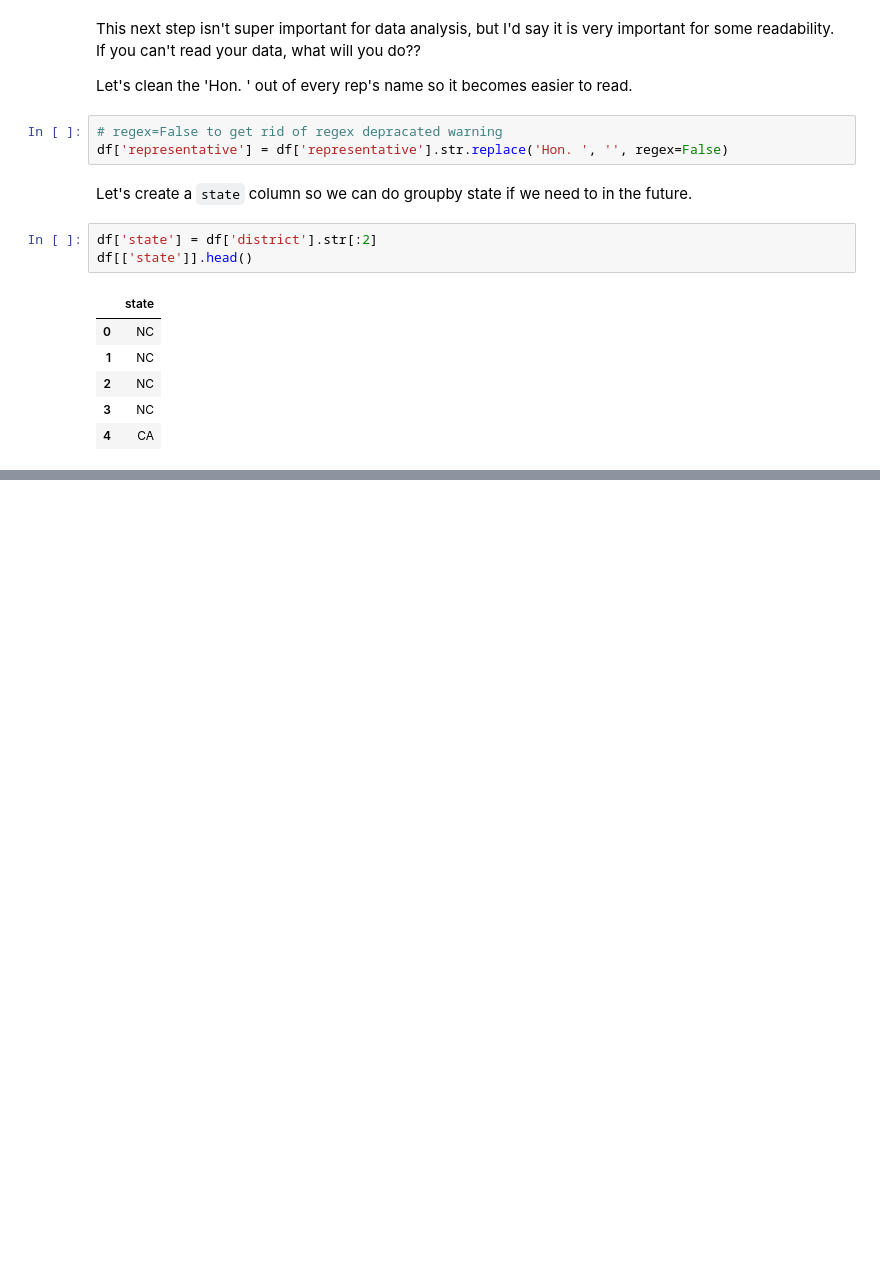
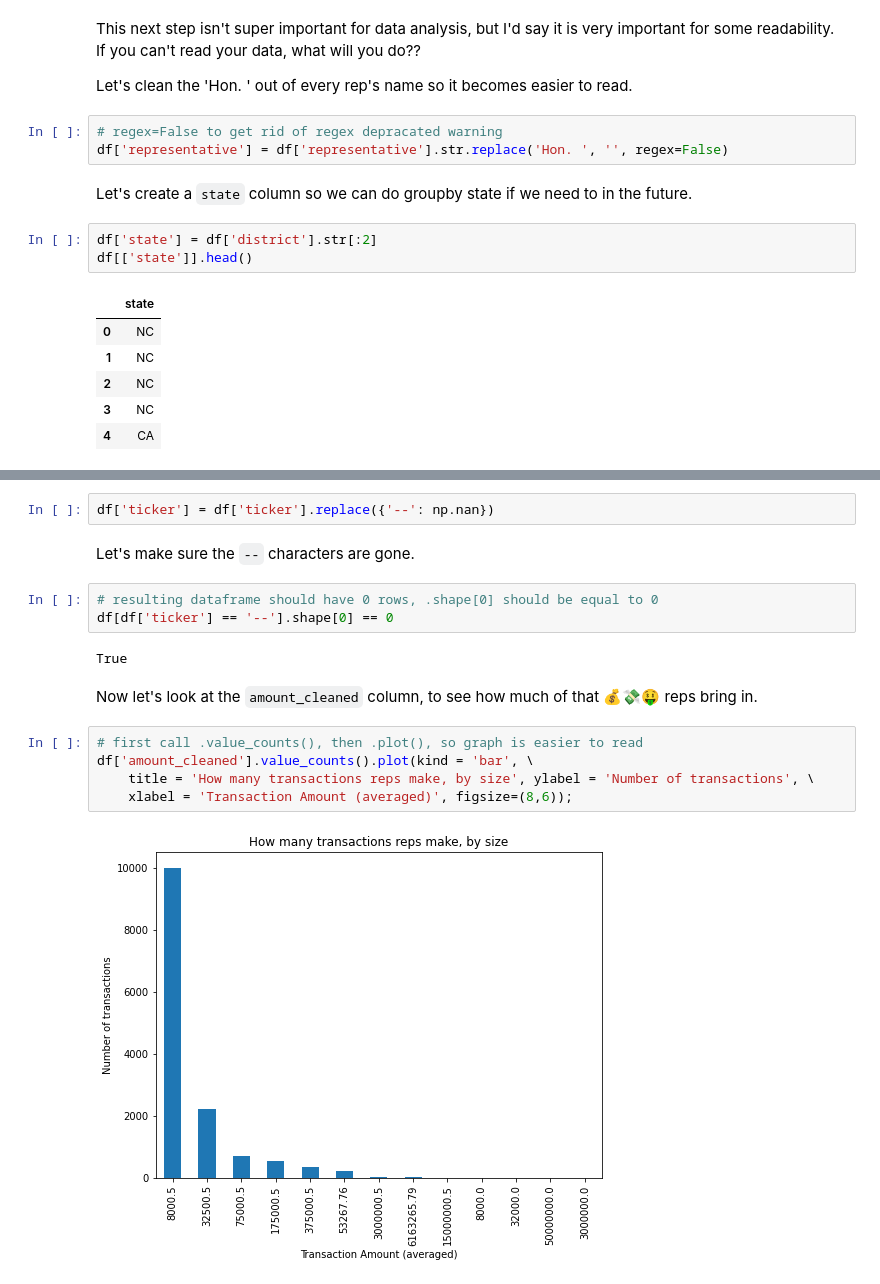
Before and after one commit to tharvipop/sussy-stock-trades, a Jupyter notebook: final_report.ipynb, the cells around one changed output, grey strips where cells are left out. Saved outputs shown, nothing was run; the diff lists cells and outputs as text; blank space fills up the shorter version.

````diff
--- a/final_report.ipynb
+++ b/final_report.ipynb
@@ -104,0 +244,18 @@ df[['state']].head()
+# %%
+df['ticker'] = df['ticker'].replace({'--': np.nan})
+# %% [markdown]
+Let's make sure the `--` characters are gone.
+# %%
+# resulting dataframe should have 0 rows, .shape[0] should be equal to 0
+df[df['ticker'] == '--'].shape[0] == 0
+# %% [output]
+True
+# %% [markdown]
+Now let's look at the ```amount_cleaned``` column, to see how much of that 💰💸🤑 reps bring in.
+# %%
+# first call .value_counts(), then .plot(), so graph is easier to read
+df['amount_cleaned'].value_counts().plot(kind = 'bar', \
+    title = 'How many transactions reps make, by size', ylabel = 'Number of transactions', \
+    xlabel = 'Transaction Amount (averaged)', figsize=(8,6));
+# %% [output]
+[figure, added]
````
Also changed, not shown: parts of 31 cells of this notebook, 1 other file.
